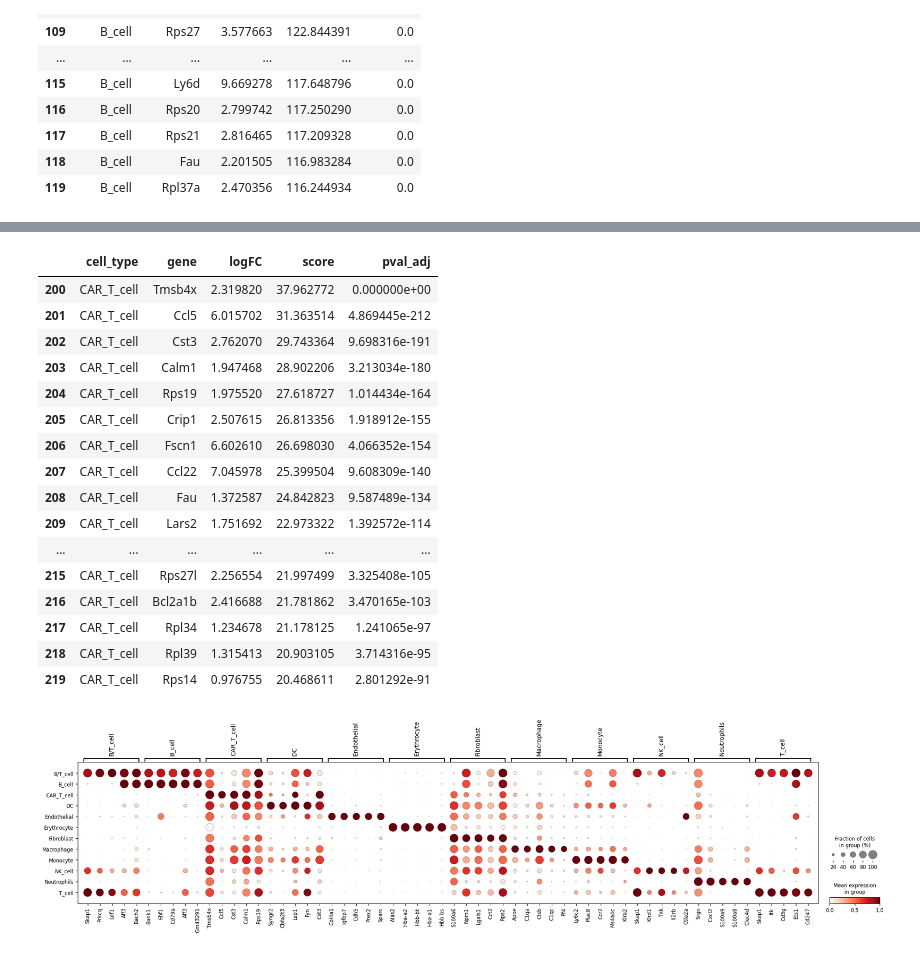
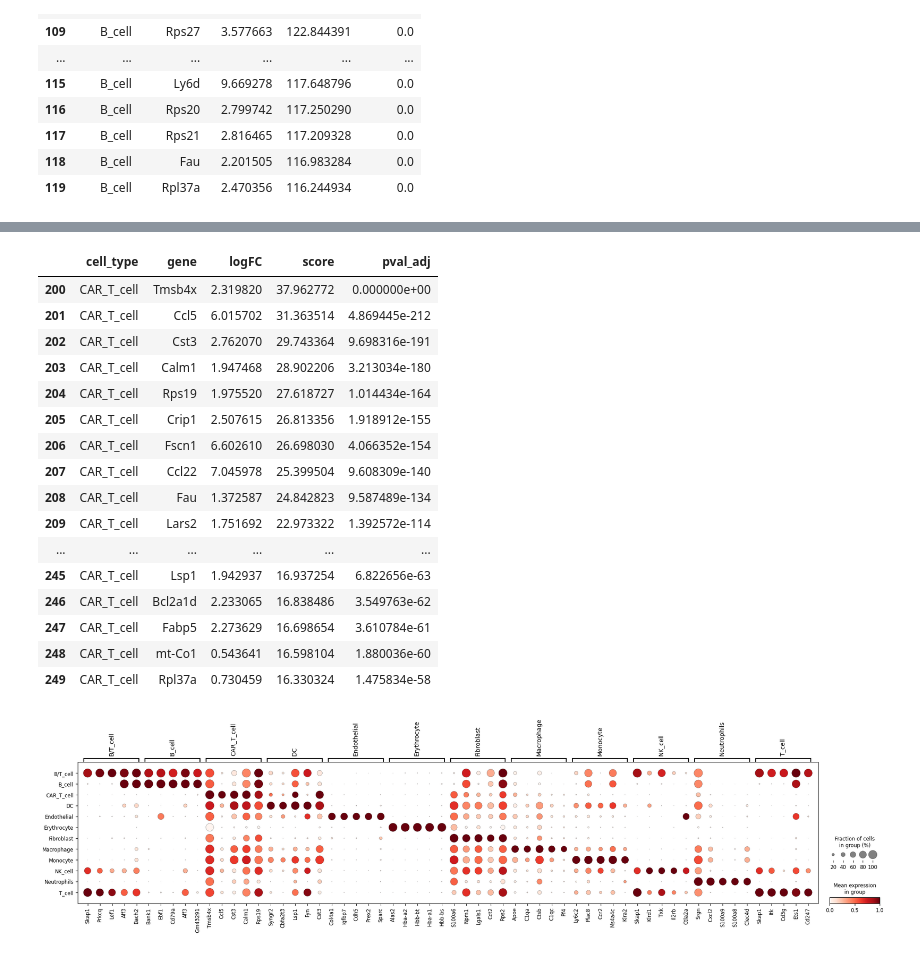
Before and after one commit to Li-Lab-COH/Spatial_CAR_T, a Jupyter notebook: CellTypeAnnotation/SC_sc_reference.ipynb, the cells around one changed output, grey strips where cells are left out. Cells and saved outputs as stored; diff of their text form; code cells hidden in the pictures.

```diff
--- a/CellTypeAnnotation/SC_sc_reference.ipynb
+++ b/CellTypeAnnotation/SC_sc_reference.ipynb
@@ -101,23 +121,23 @@ markers_df.query("cell_type == 'B_cell'").head(20)
 # %%
-markers_df.query("cell_type == 'CAR_T_cell'").head(20)
+markers_df.query("cell_type == 'CAR_T_cell'").head(50)
 # %% [output]
 |  | cell_type | gene | logFC | score | pval_adj |
 | 200 | CAR_T_cell | Tmsb4x | 2.319820 | 37.962772 | 0.000000e+00 |
 | 201 | CAR_T_cell | Ccl5 | 6.015702 | 31.363514 | 4.869445e-212 |
 | 202 | CAR_T_cell | Cst3 | 2.762070 | 29.743364 | 9.698316e-191 |
 | 203 | CAR_T_cell | Calm1 | 1.947468 | 28.902206 | 3.213034e-180 |
 | 204 | CAR_T_cell | Rps19 | 1.975520 | 27.618727 | 1.014434e-164 |
 | 205 | CAR_T_cell | Crip1 | 2.507615 | 26.813356 | 1.918912e-155 |
 | 206 | CAR_T_cell | Fscn1 | 6.602610 | 26.698030 | 4.066352e-154 |
 | 207 | CAR_T_cell | Ccl22 | 7.045978 | 25.399504 | 9.608309e-140 |
 | 208 | CAR_T_cell | Fau | 1.372587 | 24.842823 | 9.587489e-134 |
 | 209 | CAR_T_cell | Lars2 | 1.751692 | 22.973322 | 1.392572e-114 |
 | ... | ... | ... | ... | ... | ... |
-| 215 | CAR_T_cell | Rps27l | 2.256554 | 21.997499 | 3.325408e-105 |
-| 216 | CAR_T_cell | Bcl2a1b | 2.416688 | 21.781862 | 3.470165e-103 |
-| 217 | CAR_T_cell | Rpl34 | 1.234678 | 21.178125 | 1.241065e-97 |
-| 218 | CAR_T_cell | Rpl39 | 1.315413 | 20.903105 | 3.714316e-95 |
-| 219 | CAR_T_cell | Rps14 | 0.976755 | 20.468611 | 2.801292e-91 |
+| 245 | CAR_T_cell | Lsp1 | 1.942937 | 16.937254 | 6.822656e-63 |
+| 246 | CAR_T_cell | Bcl2a1d | 2.233065 | 16.838486 | 3.549763e-62 |
+| 247 | CAR_T_cell | Fabp5 | 2.273629 | 16.698654 | 3.610784e-61 |
+| 248 | CAR_T_cell | mt-Co1 | 0.543641 | 16.598104 | 1.880036e-60 |
+| 249 | CAR_T_cell | Rpl37a | 0.730459 | 16.330324 | 1.475834e-58 |
 # %%
 # Cell 4: dotplot of top markers per cell type
 
```
Also changed, not shown: parts of 4 cells of this notebook, 3 other files.
